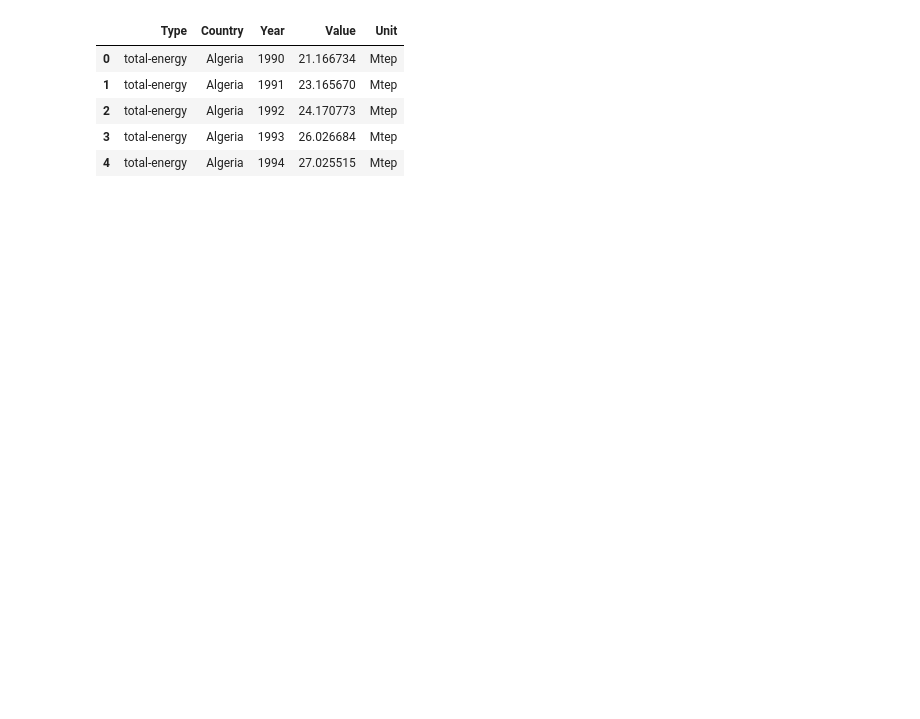
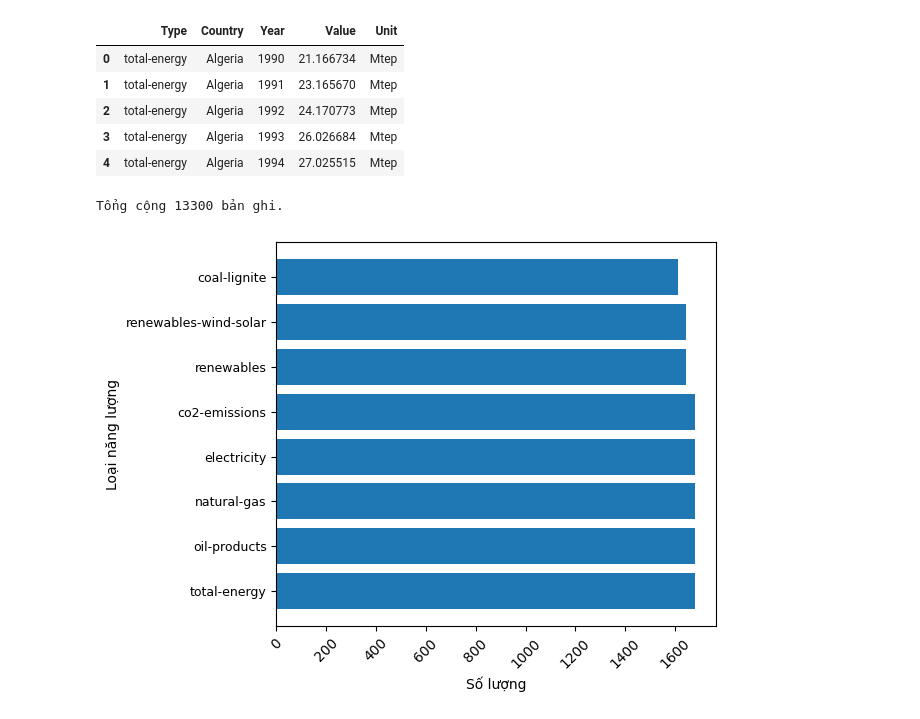
Before and after one commit to NganBui25/-CO2-Emissions-Prediction, a Jupyter notebook: full_data_crawler.ipynb, the cells around one changed output. Cells and saved outputs as stored; diff of their text form; code cells hidden in the pictures; blank space fills up the shorter version.

```diff
--- a/full_data_crawler.ipynb
+++ b/full_data_crawler.ipynb
@@ -327,3 +327,20 @@ clean_data.head()
 | 4 | total-energy | Algeria | 1994 | 27.025515 | Mtep |
 # %%
 clean_data.to_csv('processed_data.csv', index=False)
+# %%
+import pandas as pd
+import matplotlib.pyplot as plt
+
+data = pd.read_csv('processed_data.csv')
+counts = data['Type'].value_counts()
+print(f'Tổng cộng {sum(counts)} bản ghi.')
+plt.barh(counts.index, counts)
+plt.ylabel('Loại năng lượng')
+plt.xlabel('Số lượng')
+plt.xticks(rotation=45)
+plt.yticks(fontsize=9)
+plt.tight_layout()
+plt.show()
+# %% [output]
+Tổng cộng 13300 bản ghi.
+[figure, added]
```
Also changed, not shown: parts of 16 cells of this notebook, 3 other files.
